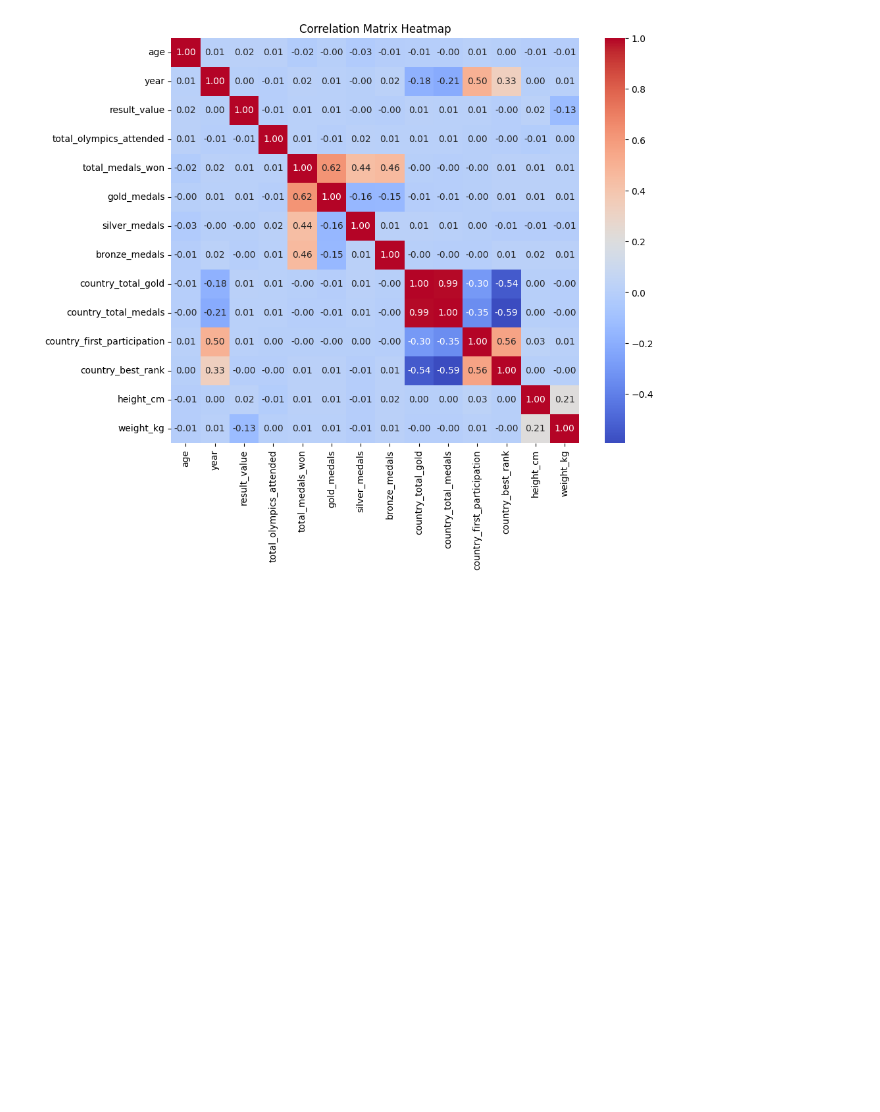
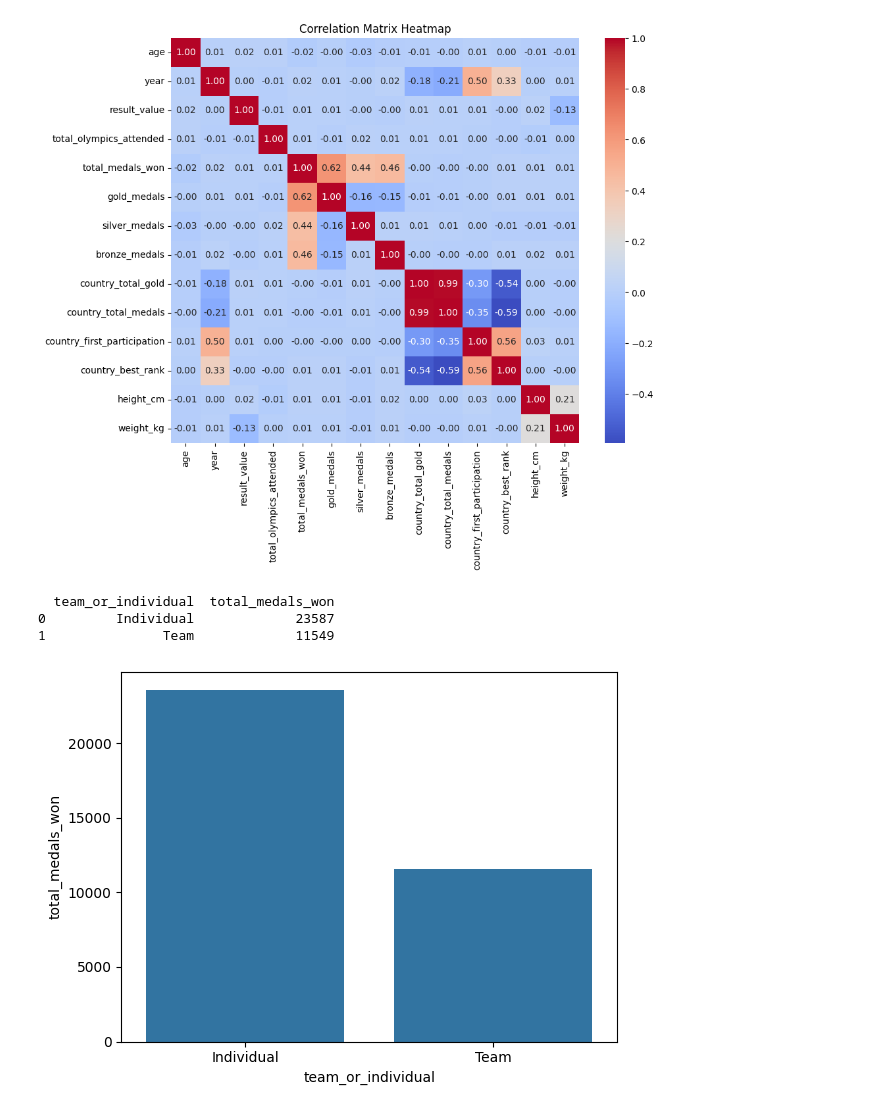
Before and after one commit to Yae-sine/AI_PLayground, a Jupyter notebook: ML/Olympics Athletes DataSet/notebooks/notebook.ipynb, the cells around one changed output. Drawn from its saved outputs; the diff is of its cells as text; code cells hidden in the pictures; blank space fills up the shorter version.

```diff
--- a/ML/Olympics Athletes DataSet/notebooks/notebook.ipynb
+++ b/ML/Olympics Athletes DataSet/notebooks/notebook.ipynb
@@ -153,3 +185,14 @@ plt.title("Correlation Matrix Heatmap")
 plt.show()
 # %% [output]
 [figure]
+# %%
+total_medals_by_teamOrIndivudal = df.groupby('team_or_individual')['total_medals_won'].sum().reset_index()
+
+
+sns.barplot(total_medals_by_teamOrIndivudal , x = 'team_or_individual' , y = 'total_medals_won')
+print(total_medals_by_teamOrIndivudal)
+# %% [output]
+  team_or_individual  total_medals_won
+0         Individual             23587
+1               Team             11549
+[figure, added]
```
Also changed, not shown: parts of 10 cells of this notebook.
